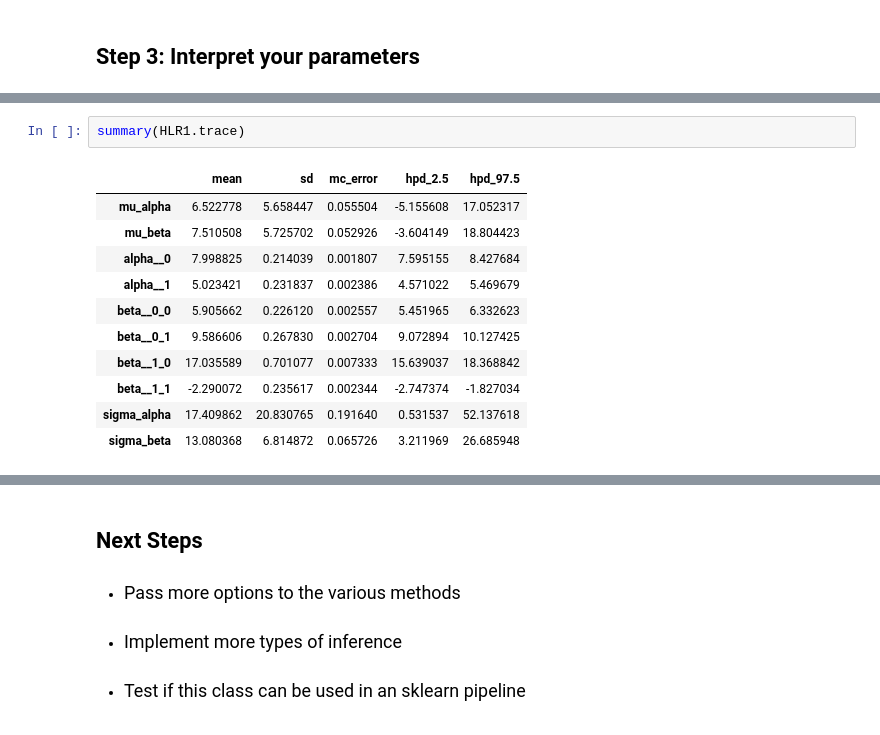
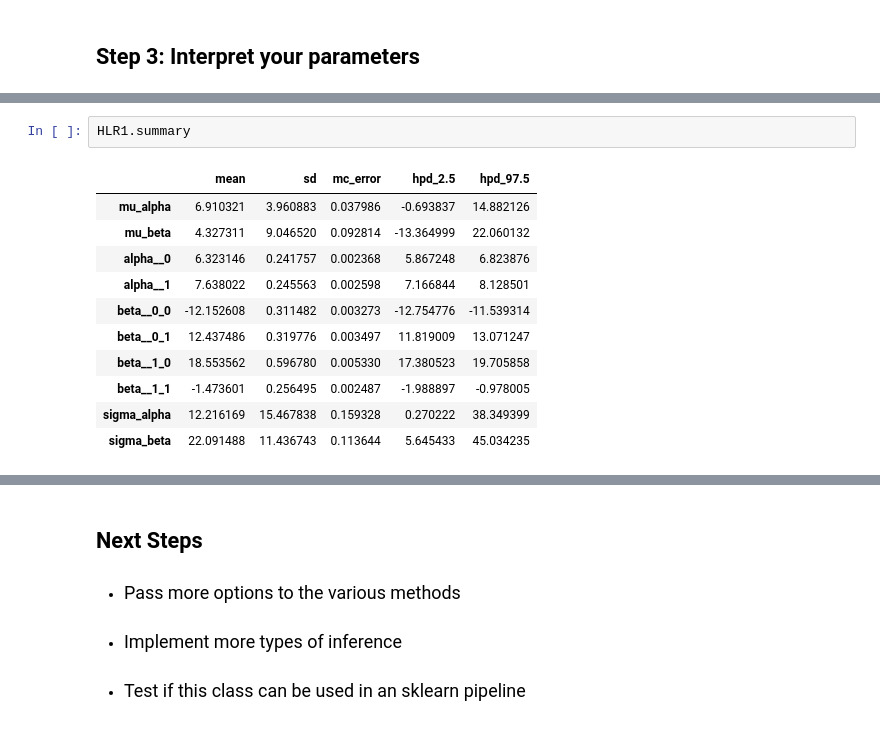
Before and after one commit to parsing-science/metis_june_2018, a Jupyter notebook: Talk.ipynb, the cells around one changed output, grey strips where cells are left out. Cells and saved outputs as stored; diff of their text form.

```diff
--- a/Talk.ipynb
+++ b/Talk.ipynb
@@ -811,17 +810,17 @@ HLR1.plot_elbo()
-# %%
-summary(HLR1.trace)
-# %% [output]
-|  | mean | sd | mc_error | hpd_2.5 | hpd_97.5 |
-| mu_alpha | 6.522778 | 5.658447 | 0.055504 | -5.155608 | 17.052317 |
-| mu_beta | 7.510508 | 5.725702 | 0.052926 | -3.604149 | 18.804423 |
-| alpha__0 | 7.998825 | 0.214039 | 0.001807 | 7.595155 | 8.427684 |
-| alpha__1 | 5.023421 | 0.231837 | 0.002386 | 4.571022 | 5.469679 |
-| beta__0_0 | 5.905662 | 0.226120 | 0.002557 | 5.451965 | 6.332623 |
-| beta__0_1 | 9.586606 | 0.267830 | 0.002704 | 9.072894 | 10.127425 |
-| beta__1_0 | 17.035589 | 0.701077 | 0.007333 | 15.639037 | 18.368842 |
-| beta__1_1 | -2.290072 | 0.235617 | 0.002344 | -2.747374 | -1.827034 |
-| sigma_alpha | 17.409862 | 20.830765 | 0.191640 | 0.531537 | 52.137618 |
-| sigma_beta | 13.080368 | 6.814872 | 0.065726 | 3.211969 | 26.685948 |
+# %%
+HLR1.summary
+# %% [output]
+|  | mean | sd | mc_error | hpd_2.5 | hpd_97.5 |
+| mu_alpha | 6.910321 | 3.960883 | 0.037986 | -0.693837 | 14.882126 |
+| mu_beta | 4.327311 | 9.046520 | 0.092814 | -13.364999 | 22.060132 |
+| alpha__0 | 6.323146 | 0.241757 | 0.002368 | 5.867248 | 6.823876 |
+| alpha__1 | 7.638022 | 0.245563 | 0.002598 | 7.166844 | 8.128501 |
+| beta__0_0 | -12.152608 | 0.311482 | 0.003273 | -12.754776 | -11.539314 |
+| beta__0_1 | 12.437486 | 0.319776 | 0.003497 | 11.819009 | 13.071247 |
+| beta__1_0 | 18.553562 | 0.596780 | 0.005330 | 17.380523 | 19.705858 |
+| beta__1_1 | -1.473601 | 0.256495 | 0.002487 | -1.988897 | -0.978005 |
+| sigma_alpha | 12.216169 | 15.467838 | 0.159328 | 0.270222 | 38.349399 |
+| sigma_beta | 22.091488 | 11.436743 | 0.113644 | 5.645433 | 45.034235 |
 # %%
 alphas
 # %% [output]
```
Also changed, not shown: parts of 14 cells of this notebook, 2 other files.
